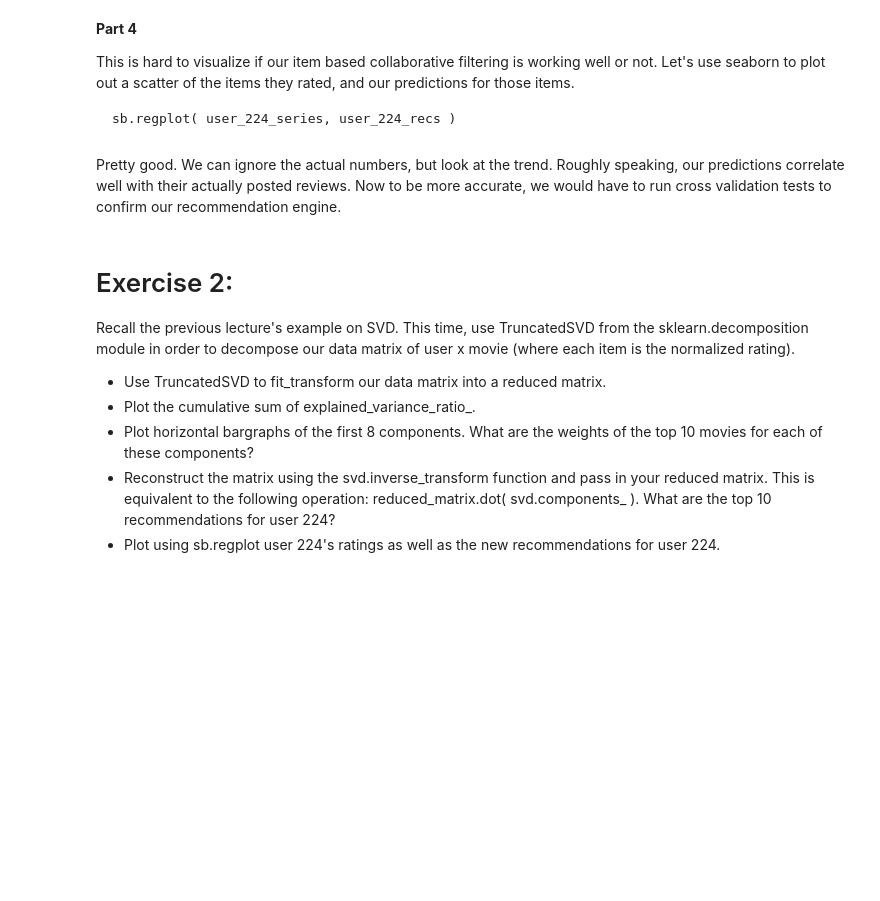
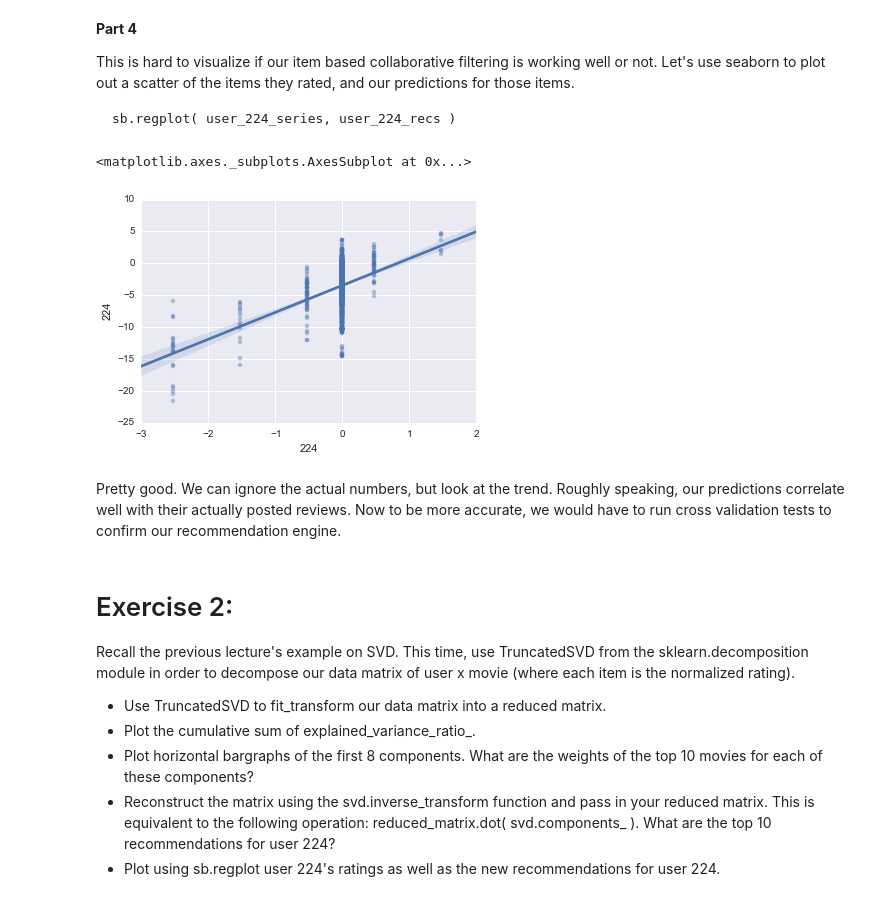
Before and after one commit to brianchandbound/ga-ds, a Jupyter notebook: 16_recommendation/16_02_itemcf.ipynb, the cells around one changed output. Cells and saved outputs as stored; diff of their text form; code cells hidden in the pictures; blank space fills up the shorter version.

````diff
--- a/16_recommendation/16_02_itemcf.ipynb
+++ b/16_recommendation/16_02_itemcf.ipynb
@@ -104,3 +228,7 @@ user_224_recs = user_224_series.dot( corr_mat )
 ```
 
 What are the top 10 movies we would recommend user 224?
+# %%
+myUser = user_item_df.loc[224,:]
+myUserRecs = pd.Series(myUser.T.dot(corr_mat),index=corr_mat.index)
+myUserRecs.order(ascending=False)[:10]
@@ -111,6 +252,11 @@ This is hard to visualize if our item based collaborative filtering is working w
 ```
 sb.regplot( user_224_series, user_224_recs )
 ```
+# %%
+sb.regplot(myUser,myUserRecs,scatter_kws=dict(alpha=.4))
+# %% [output]
+<matplotlib.axes._subplots.AxesSubplot at 0x...>
+[figure, added]
 # %% [markdown]
 Pretty good. We can ignore the actual numbers, but look at the trend. Roughly speaking, our predictions correlate well with their actually posted reviews. Now to be more accurate, we would have to run cross validation tests to confirm our recommendation engine.
 # %% [markdown]
````
Also changed, not shown: parts of 24 cells of this notebook, 2 other files.
